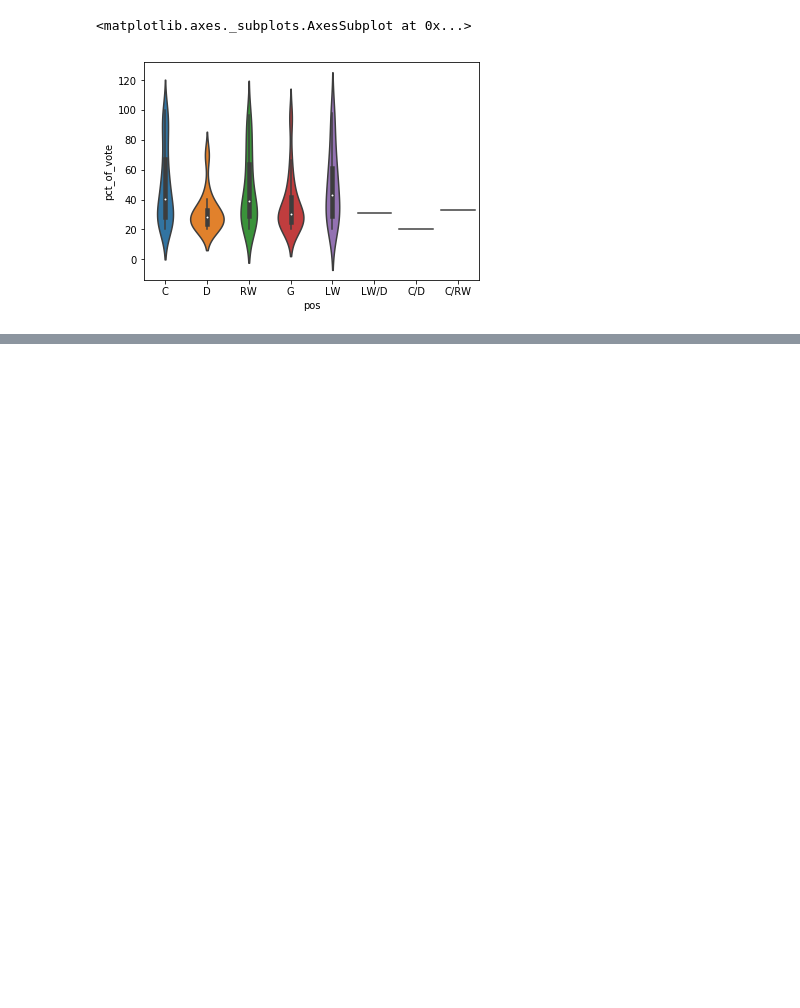
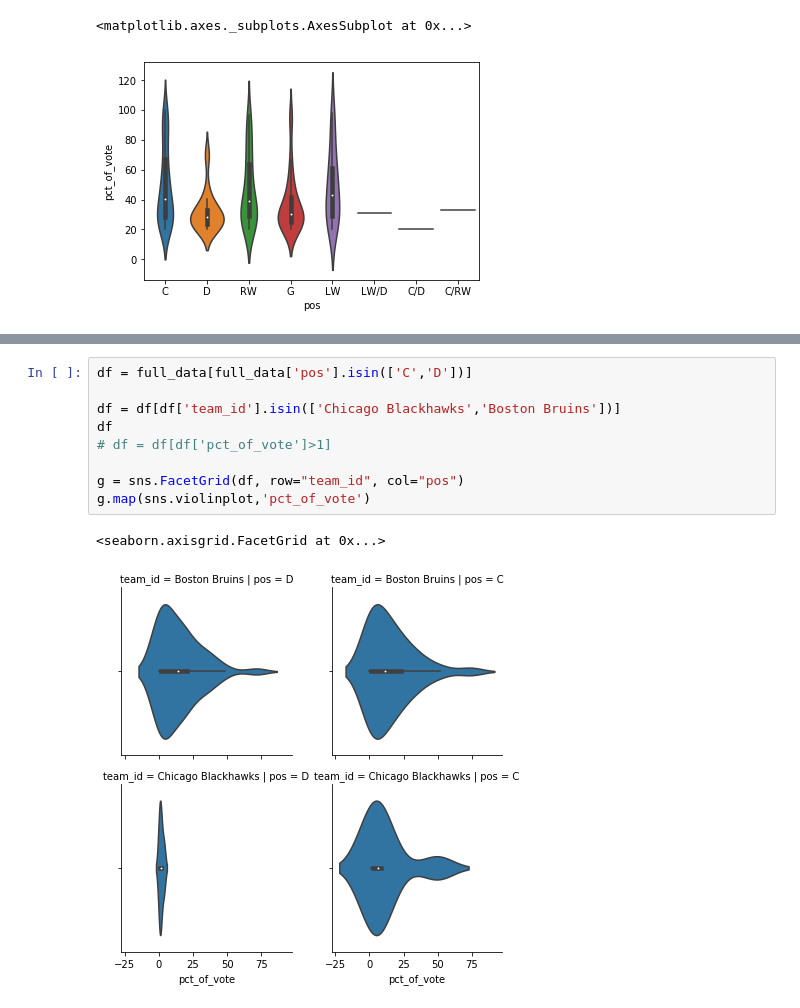
Before and after one commit to dbz10/NHL-Player-Awards, a Jupyter notebook: NHL MVP prediction.ipynb, the cells around one changed output, grey strips where cells are left out. Saved outputs shown, nothing was run; the diff lists cells and outputs as text; blank space fills up the shorter version.

```diff
--- a/NHL MVP prediction.ipynb
+++ b/NHL MVP prediction.ipynb
@@ -102,0 +121,12 @@ sns.violinplot(x='pos',y='pct_of_vote',data=fd[fd['pct_of_vote']>20])
+# %%
+df = full_data[full_data['pos'].isin(['C','D'])]
+
+df = df[df['team_id'].isin(['Chicago Blackhawks','Boston Bruins'])]
+df
+# df = df[df['pct_of_vote']>1]
+
+g = sns.FacetGrid(df, row="team_id", col="pos")
+g.map(sns.violinplot,'pct_of_vote')
+# %% [output]
+<seaborn.axisgrid.FacetGrid at 0x...>
+[figure, added]
```
Also changed, not shown: parts of 7 cells of this notebook.
